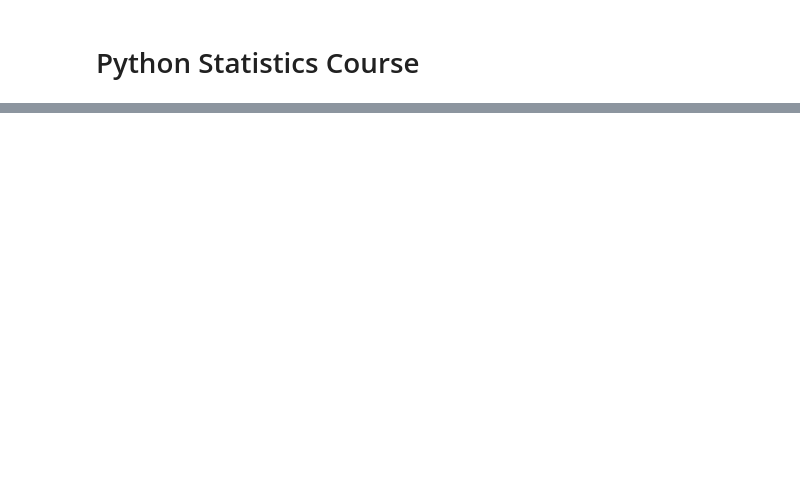
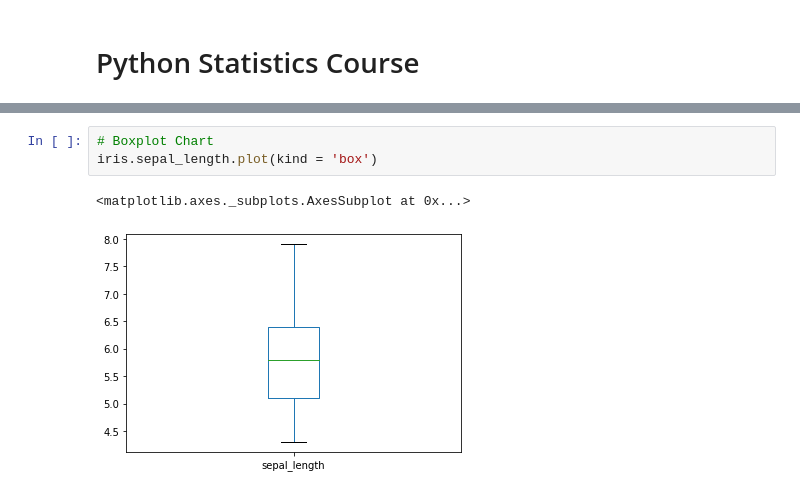
Before and after one commit to dscorzoni/my_pandas, a Jupyter notebook: python_statistics.ipynb, the cells around one changed output, grey strips where cells are left out. Drawn from its saved outputs; the diff is of its cells as text; blank space fills up the shorter version.

```diff
--- a/python_statistics.ipynb
+++ b/python_statistics.ipynb
@@ -27,0 +220,6 @@ iris
+# %%
+# Boxplot Chart
+iris.sepal_length.plot(kind = 'box')
+# %% [output]
+<matplotlib.axes._subplots.AxesSubplot at 0x...>
+[figure, added]
```
Also changed, not shown: parts of 26 cells of this notebook.
